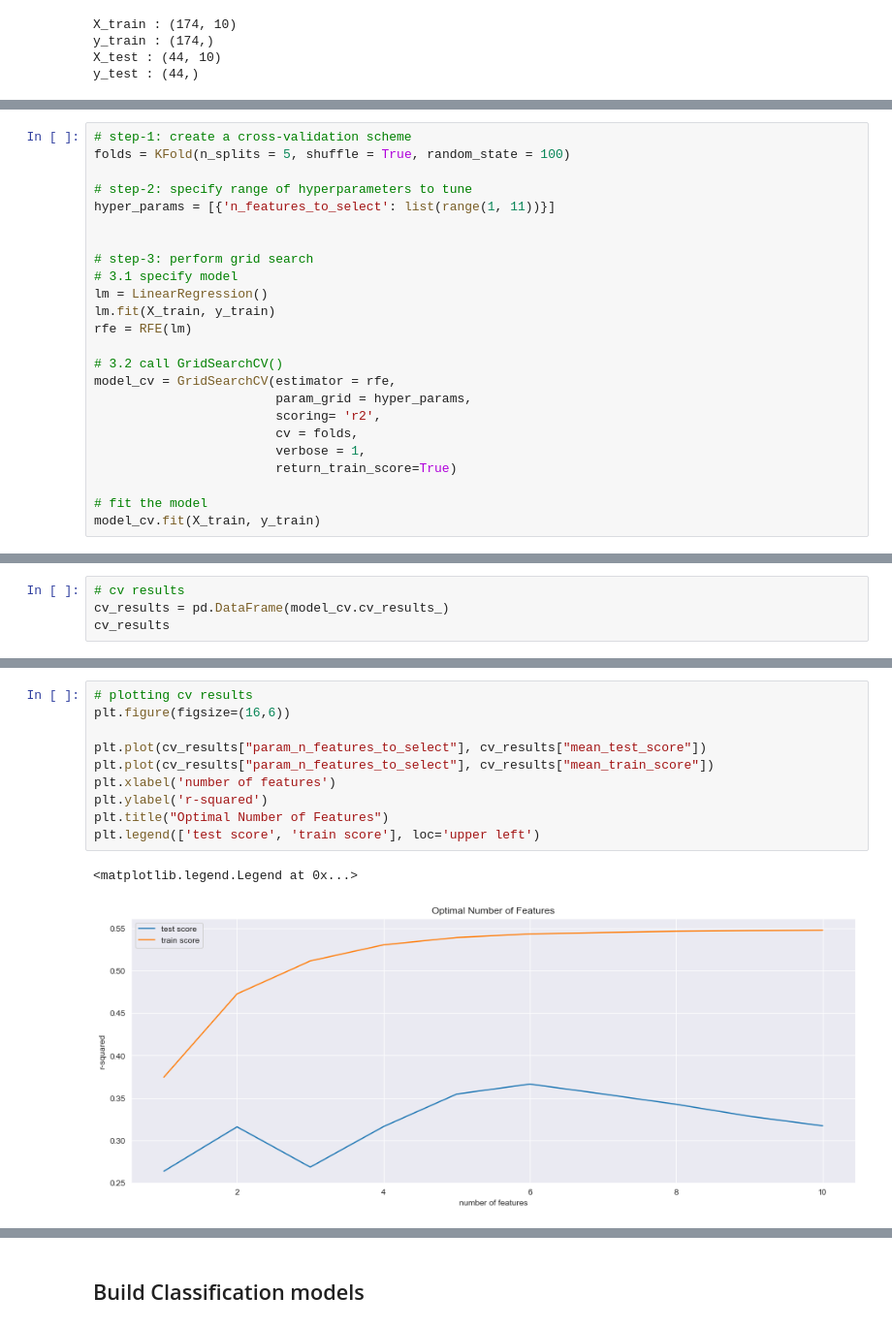
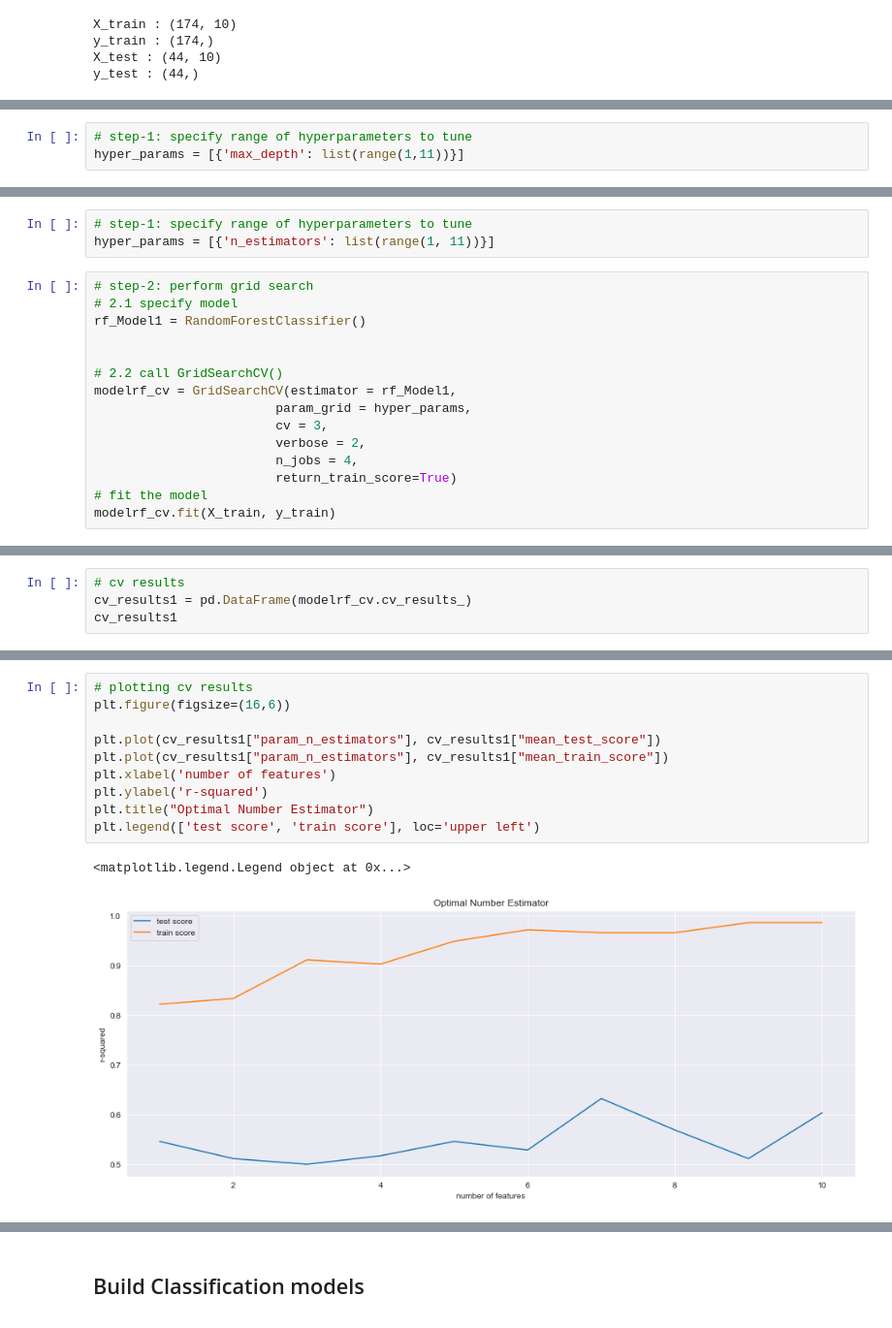
Before and after one commit to jnajera06/PiRates.Stress, a Jupyter notebook: stresslevel.ipynb, the cells around one changed output, grey strips where cells are left out. Shown at 97% size. Saved outputs shown, nothing was run; the diff lists cells and outputs as text.

```diff
--- a/stresslevel.ipynb
+++ b/stresslevel.ipynb
@@ -1299,0 +1274,3 @@ Test Accuracy - : 0.545
+# %%
+# step-1: specify range of hyperparameters to tune
+hyper_params = [{'max_depth': list(range(1,11))}]
@@ -1300,25 +1330,19 @@ Test Accuracy - : 0.545
+# %%
+# step-1: specify range of hyperparameters to tune
+hyper_params = [{'n_estimators': list(range(1, 11))}]
 # %%
-# step-1: create a cross-validation scheme
-folds = KFold(n_splits = 5, shuffle = True, random_state = 100)
-
-# step-2: specify range of hyperparameters to tune
-hyper_params = [{'n_features_to_select': list(range(1, 11))}]
+# step-2: perform grid search
+# 2.1 specify model
+rf_Model1 = RandomForestClassifier()
 
 
-# step-3: perform grid search
-# 3.1 specify model
-lm = LinearRegression()
-lm.fit(X_train, y_train)
-rfe = RFE(lm)
-
-# 3.2 call GridSearchCV()
-model_cv = GridSearchCV(estimator = rfe,
+# 2.2 call GridSearchCV()
+modelrf_cv = GridSearchCV(estimator = rf_Model1,
                         param_grid = hyper_params,
-                        scoring= 'r2',
-                        cv = folds,
-                        verbose = 1,
+                        cv = 3,
+                        verbose = 2,
+                        n_jobs = 4,
                         return_train_score=True)
-
 # fit the model
-model_cv.fit(X_train, y_train)
+modelrf_cv.fit(X_train, y_train)
 # %% [output]
@@ -1333,5 +1355,5 @@ GridSearchCV(cv=KFold(n_splits=5, random_state=100, shuffle=True),
 # %%
 # cv results
-cv_results = pd.DataFrame(model_cv.cv_results_)
-cv_results
+cv_results1 = pd.DataFrame(modelrf_cv.cv_results_)
+cv_results1
 # %% [output]
@@ -1350,13 +1371,13 @@ cv_results
 # %%
 # plotting cv results
 plt.figure(figsize=(16,6))
 
-plt.plot(cv_results["param_n_features_to_select"], cv_results["mean_test_score"])
-plt.plot(cv_results["param_n_features_to_select"], cv_results["mean_train_score"])
+plt.plot(cv_results1["param_n_estimators"], cv_results1["mean_test_score"])
+plt.plot(cv_results1["param_n_estimators"], cv_results1["mean_train_score"])
 plt.xlabel('number of features')
 plt.ylabel('r-squared')
-plt.title("Optimal Number of Features")
+plt.title("Optimal Number Estimator")
 plt.legend(['test score', 'train score'], loc='upper left')
 # %% [output]
-<matplotlib.legend.Legend at 0x...>
+<matplotlib.legend.Legend object at 0x...>
-[figure, old version]
+[figure, new version]
```
Also changed, not shown: parts of 60 cells of this notebook, 12 other files.
